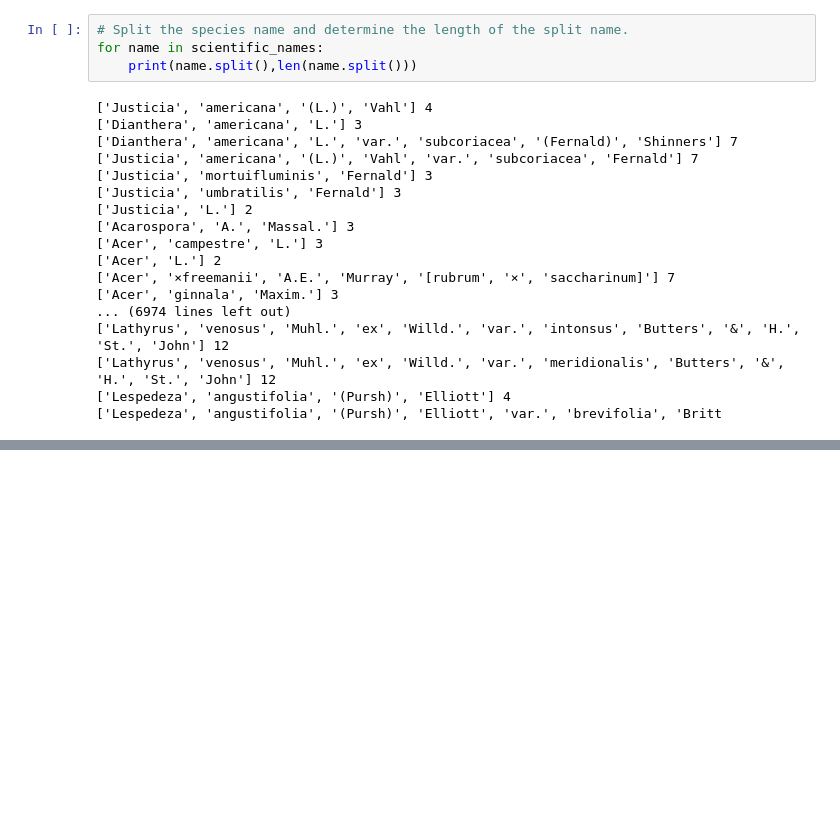
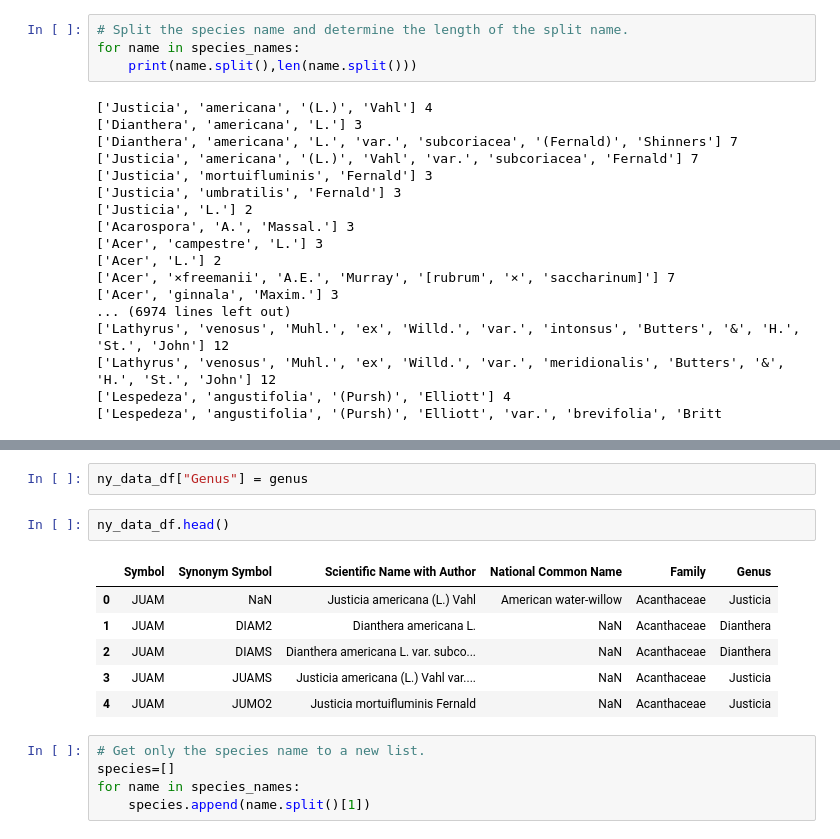
Before and after one commit to RuthLD/State_Plant_Analysis, a Jupyter notebook: clean_species_name.ipynb, the cells around one changed output, grey strips where cells are left out. Cells and saved outputs as stored; diff of their text form; blank space fills up the shorter version.

```diff
--- a/clean_species_name.ipynb
+++ b/clean_species_name.ipynb
@@ -43,7 +43,7 @@ species_names
  ...]
 # %%
 # Split the species name and determine the length of the split name.
-for name in scientific_names:
+for name in species_names:
     print(name.split(),len(name.split()))
 # %% [output]
 ['Justicia', 'americana', '(L.)', 'Vahl'] 4
@@ -70,0 +91,16 @@ for name in scientific_names:
+# %%
+ny_data_df["Genus"] = genus
+# %%
+ny_data_df.head()
+# %% [output]
+|  | Symbol | Synonym Symbol | Scientific Name with Author | National Common Name | Family | Genus |
+| 0 | JUAM | NaN | Justicia americana (L.) Vahl | American water-willow | Acanthaceae | Justicia |
+| 1 | JUAM | DIAM2 | Dianthera americana L. | NaN | Acanthaceae | Dianthera |
+| 2 | JUAM | DIAMS | Dianthera americana L. var. subco... | NaN | Acanthaceae | Dianthera |
+| 3 | JUAM | JUAMS | Justicia americana (L.) Vahl var.... | NaN | Acanthaceae | Justicia |
+| 4 | JUAM | JUMO2 | Justicia mortuifluminis Fernald | NaN | Acanthaceae | Justicia |
+# %%
+# Get only the species name to a new list.
+species=[]
+for name in species_names:
+    species.append(name.split()[1])
```
Also changed, not shown: parts of 8 cells of this notebook, 3 other files.
